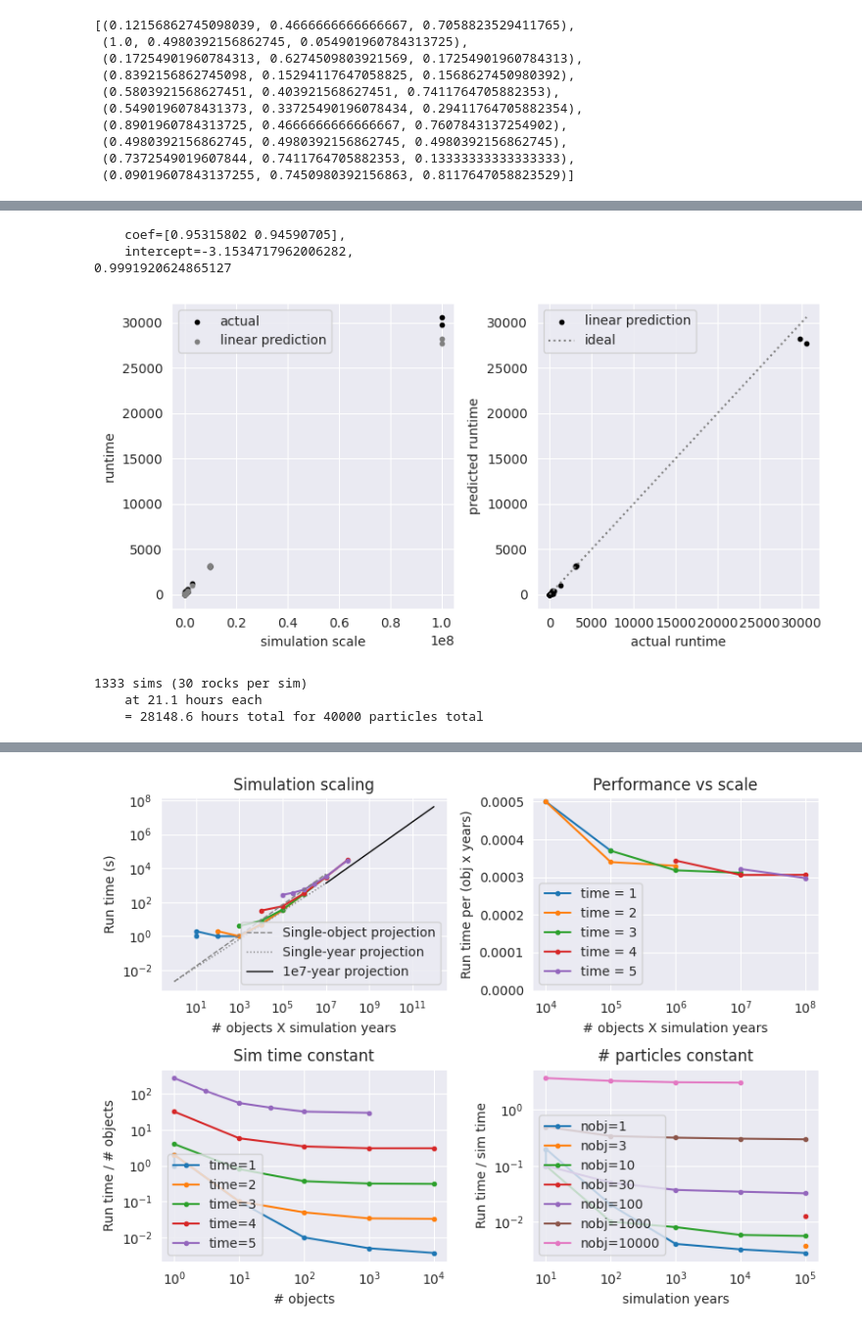
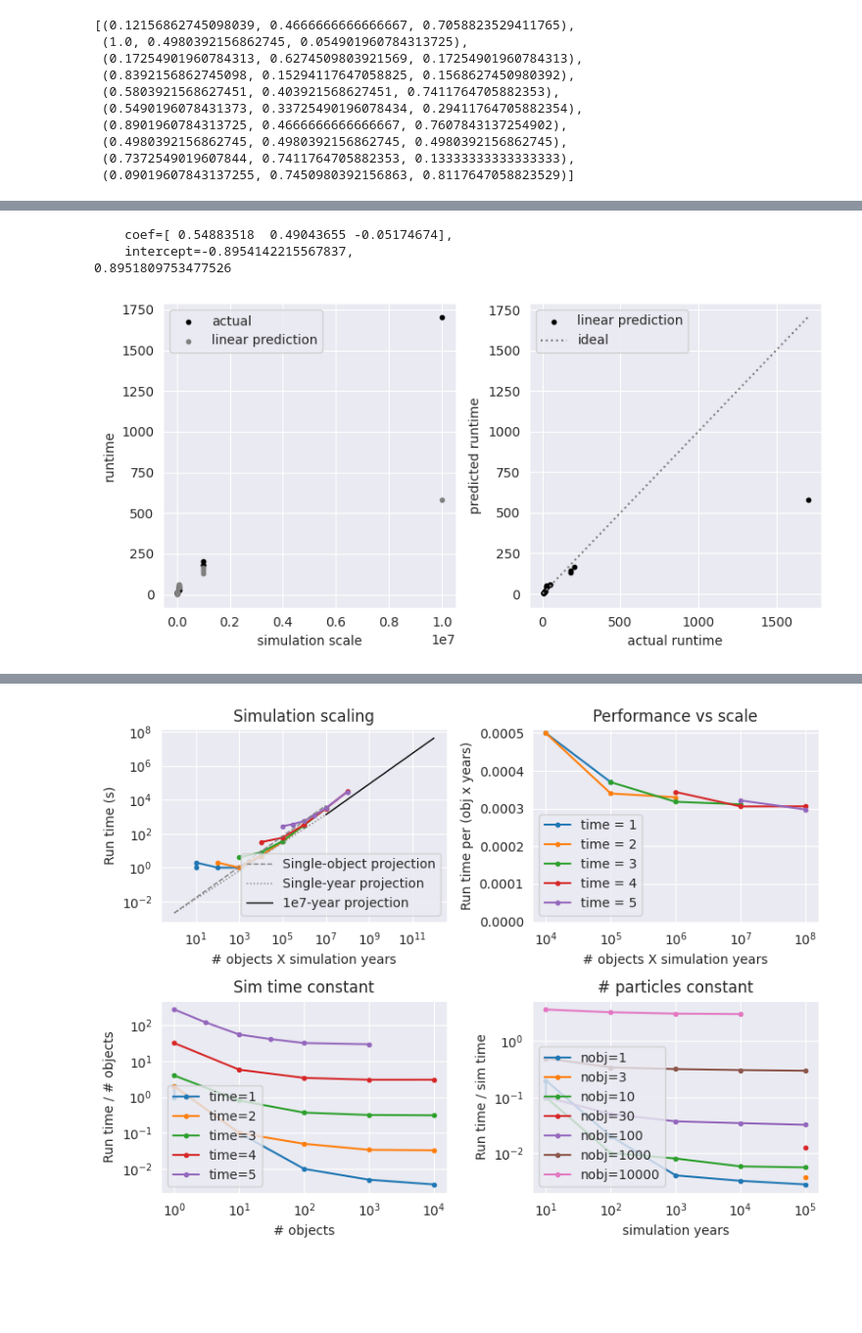
Before and after one commit to danieltalsky/moons, a Jupyter notebook: merc_module/runtime_scaling_visualization.ipynb, the cells around one changed output, grey strips where cells are left out. Shown at 98% size. Saved outputs shown, nothing was run; the diff lists cells and outputs as text; code cells hidden in the pictures; blank space fills up the shorter version.

```diff
--- a/merc_module/runtime_scaling_visualization.ipynb
+++ b/merc_module/runtime_scaling_visualization.ipynb
@@ -32,14 +32,20 @@ pal
  (0.4980392156862745, 0.4980392156862745, 0.4980392156862745),
  (0.7372549019607844, 0.7411764705882353, 0.13333333333333333),
  (0.09019607843137255, 0.7450980392156863, 0.8117647058823529)]
+# %%
+admin_cols = ["directory", "machine", "user"]
+param_cols = ["n_objects", "log_sim_time", "log_output_step", "timestep"]
+runtime_cols = ["prep_time", "merc_time", "elem_time", "plot_time"]
 # %%
 runtimes = pd.read_csv("../runtime.csv", header=None)
-runtimes.columns = ["dir", "machine", "time", "niter", "nobj", "user", "runtime"]
-for c in ["time", "niter", "nobj", "runtime"]:
+runtimes.columns = admin_cols + param_cols + runtime_cols
+for c in param_cols + runtime_cols:
     runtimes[c] = runtimes[c].astype("int")
-runtimes["years"] = 10**runtimes["time"]
-runtimes["obj_x_years"] = runtimes["years"] * runtimes["nobj"]
-runtimes["runtime_per_obj_x_years"] = runtimes["runtime"] / runtimes["obj_x_years"]
-runtimes = runtimes.sort_values(["time","nobj","runtime"])
+runtimes["sim_time"] = 10**runtimes["log_sim_time"]
+runtimes["output_step"] = 10.**runtimes["log_output_step"]
+runtimes["runtime"] = runtimes[runtime_cols].sum(axis=1)
+runtimes["obj_x_simtime"] = runtimes["sim_time"] * runtimes["n_objects"]
+runtimes["runtime_per_obj_x_simtime"] = runtimes["runtime"] / runtimes["obj_x_simtime"]
+runtimes = runtimes.sort_values(param_cols+["runtime"])
 runtimes
 # %% [output]
@@ -63,4 +127,4 @@ runtimes
 # %%
-outliers = (runtimes["nobj"] < 100) | ((runtimes["time"] == 1) & (runtimes["nobj"] <= 100))
+outliers = runtimes["directory"].isnull() #(runtimes["nobj"] < 100) | ((runtimes["time"] == 1) & (runtimes["nobj"] <= 100))
 runtimes.loc[outliers]
 # %% [output]
@@ -82,61 +132,57 @@ runtimes.loc[outliers]
 # %%
 ### Modeling parameters
-X = np.log10(runtimes.loc[~outliers, ["years", "nobj"]])
+X = np.log10(runtimes.loc[~outliers, ["n_objects", "sim_time", "output_step"]])
 y = np.log10(runtimes.loc[~outliers, "runtime"])
 # %%
 ### Fit a linear model
 reg = LinearRegression().fit(X, y)
 print(f"""
     coef={reg.coef_},
     intercept={reg.intercept_},""")
 print(reg.score(X, y))
-runtimes["pred_lr"] = 10**reg.predict(np.log10(runtimes[["years", "nobj"]]))
+runtimes["pred_lr"] = 10**reg.predict(np.log10(runtimes[["n_objects", "sim_time", "output_step"]]))
 
 ### Visualize prediction performance
 f1, ax1 = plt.subplots(1, 2, figsize=[8,4])
 i=0
-ax1[i].scatter(runtimes["obj_x_years"], runtimes["runtime"], s=10, c="black", label="actual")
-ax1[i].scatter(runtimes["obj_x_years"], runtimes["pred_lr"], s=10, c="gray", label="linear prediction")
+ax1[i].scatter(runtimes["obj_x_simtime"], runtimes["runtime"], s=10, c="black", label="actual")
+ax1[i].scatter(runtimes["obj_x_simtime"], runtimes["pred_lr"], s=10, c="gray", label="linear prediction")
 ax1[i].legend()
 ax1[i].set_xlabel("simulation scale")
 ax1[i].set_ylabel("runtime")
 
 i=1
 ax1[i].scatter(runtimes["runtime"], runtimes["pred_lr"], s=10, c="black", label="linear prediction")
 ax1[i].plot([1, runtimes[["runtime", "pred_lr"]].max().max()],
            [1, runtimes[["runtime", "pred_lr"]].max().max()], ls=":", c="gray", label="ideal")
 ax1[i].legend()
 ax1[i].set_xlabel("actual runtime")
 ax1[i].set_ylabel("predicted runtime")
 
 plt.tight_layout()
 # %% [output]
-    coef=[0.95315802 0.94590705],
-    intercept=-3.1534717962006282,
-0.9991920624865127
+    coef=[ 0.54883518  0.49043655 -0.05174674],
+    intercept=-0.8954142215567837,
+0.8951809753477526
-[figure, old version]
+[figure, new version]
 # %%
-def estimate_runtime(
-    time,
-    nobj,
-    coef=[0.90390841, 0.82615467],
-    intercept=-2.666868253789572,
-):
-    return 10**(intercept + np.log10(time)*coef[0] + np.log10(nobj)*coef[1])
+# def estimate_runtime(
+#     time,
+#     nobj,
+#     coef=[0.90390841, 0.82615467],
+#     intercept=-2.666868253789572,
+# ):
+#     return 10**(intercept + np.log10(time)*coef[0] + np.log10(nobj)*coef[1])
 
-### Scope out full run
-goal_obj = 40000
-sim_obj = 30
-sim_runtime = estimate_runtime(1e7, sim_obj) / 3600
+# ### Scope out full run
+# goal_obj = 40000
+# sim_obj = 30
+# sim_runtime = estimate_runtime(1e7, sim_obj) / 3600
 
-n_sims = goal_obj / sim_obj
-total_runtime = sim_runtime * n_sims
-print(f"""
-{n_sims:.0f} sims ({sim_obj} rocks per sim)
-    at {sim_runtime:.1f} hours each
-    = {total_runtime:.1f} hours total for {goal_obj} particles total""")
+# n_sims = goal_obj / sim_obj
+# total_runtime = sim_runtime * n_sims
+# print(f"""
+# {n_sims:.0f} sims ({sim_obj} rocks per sim)
+#     at {sim_runtime:.1f} hours each
+#     = {total_runtime:.1f} hours total for {goal_obj} particles total""")
-# %% [output]
-1333 sims (30 rocks per sim)
-    at 21.1 hours each
-    = 28148.6 hours total for 40000 particles total
 # %%
```
Also changed, not shown: parts of 7 cells of this notebook, 2 other files.
